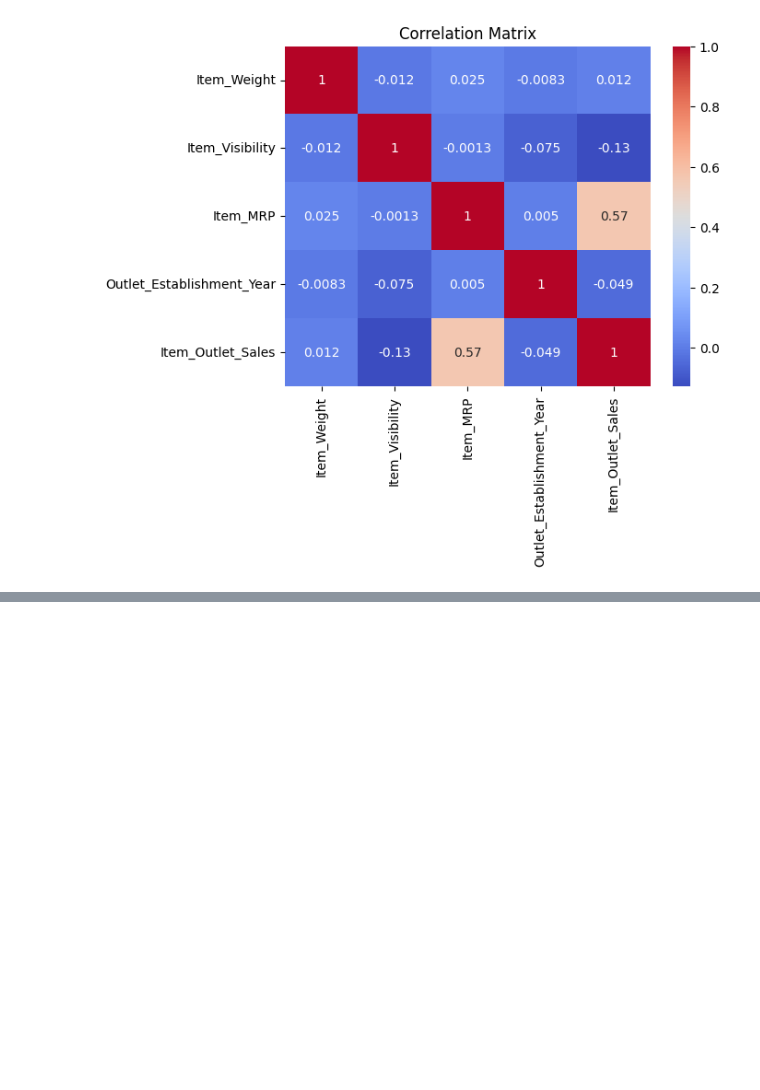
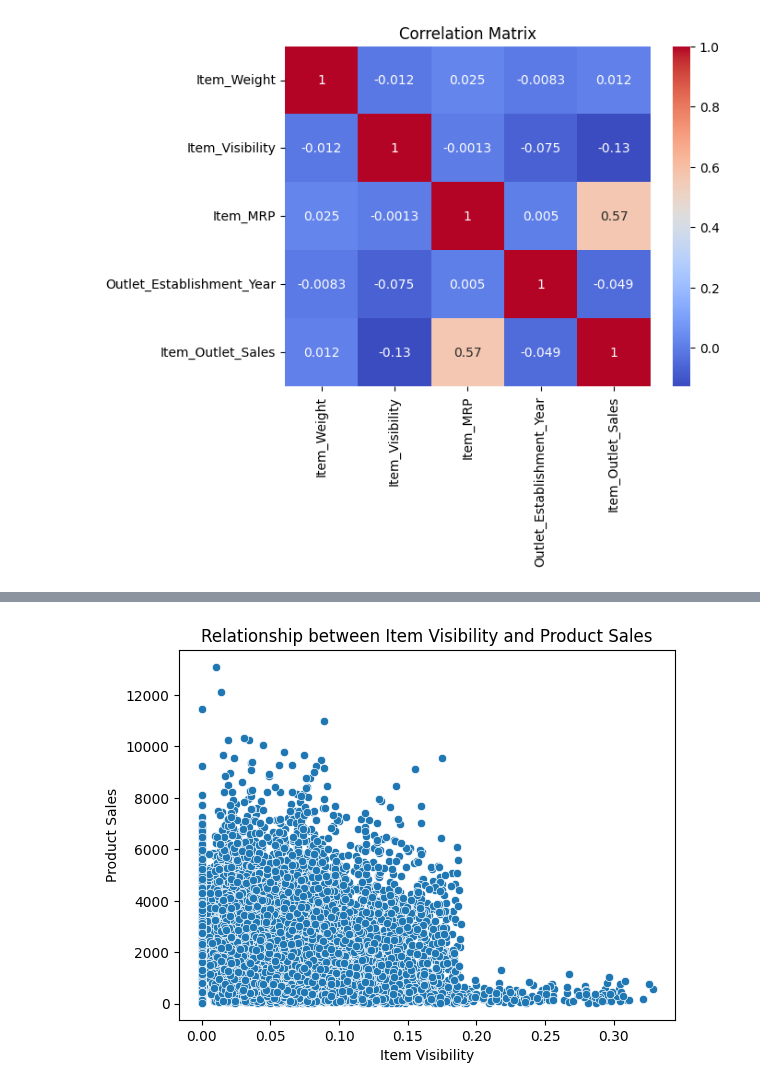
Before and after one commit to Noctua28/Prediction-of-Product-Sales, a Jupyter notebook: Prediction_of_Product_Sales.ipynb, the cells around one changed output, grey strips where cells are left out. Cells and saved outputs as stored; diff of their text form; code cells hidden in the pictures; blank space fills up the shorter version.

```diff
--- a/Prediction_of_Product_Sales.ipynb
+++ b/Prediction_of_Product_Sales.ipynb
@@ -230,0 +241,10 @@ plt.show()
+# %%
+# Creating a scatter plot that shows the relationship between item visibility and product sales.
+# This will help us identify if there is a correlation between item visibility and product sales.
+sns.scatterplot(data = sales_predictions_df, x='Item_Visibility', y='Item_Outlet_Sales')
+plt.title('Relationship between Item Visibility and Product Sales')
+plt.xlabel('Item Visibility')
+plt.ylabel("Product Sales")
+plt.show()
+# %% [output]
+[figure, added]
```
Also changed, not shown: parts of 1 cell of this notebook.
